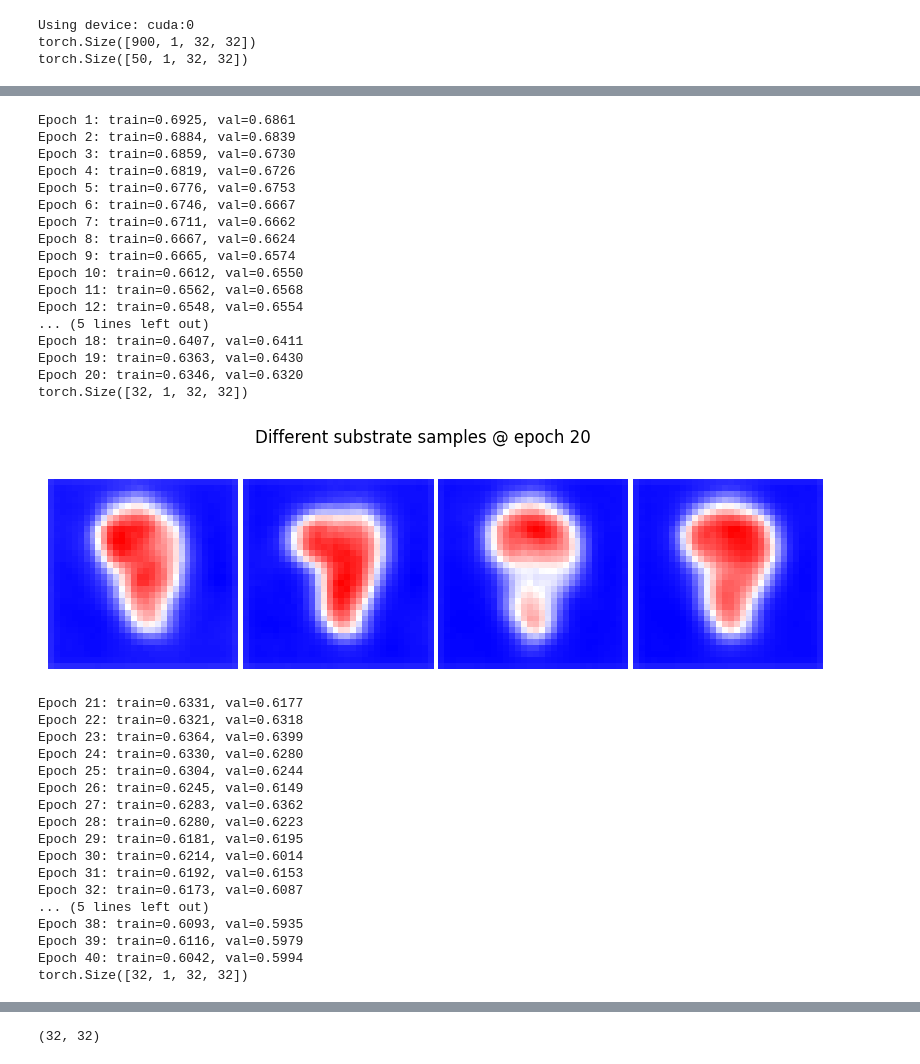
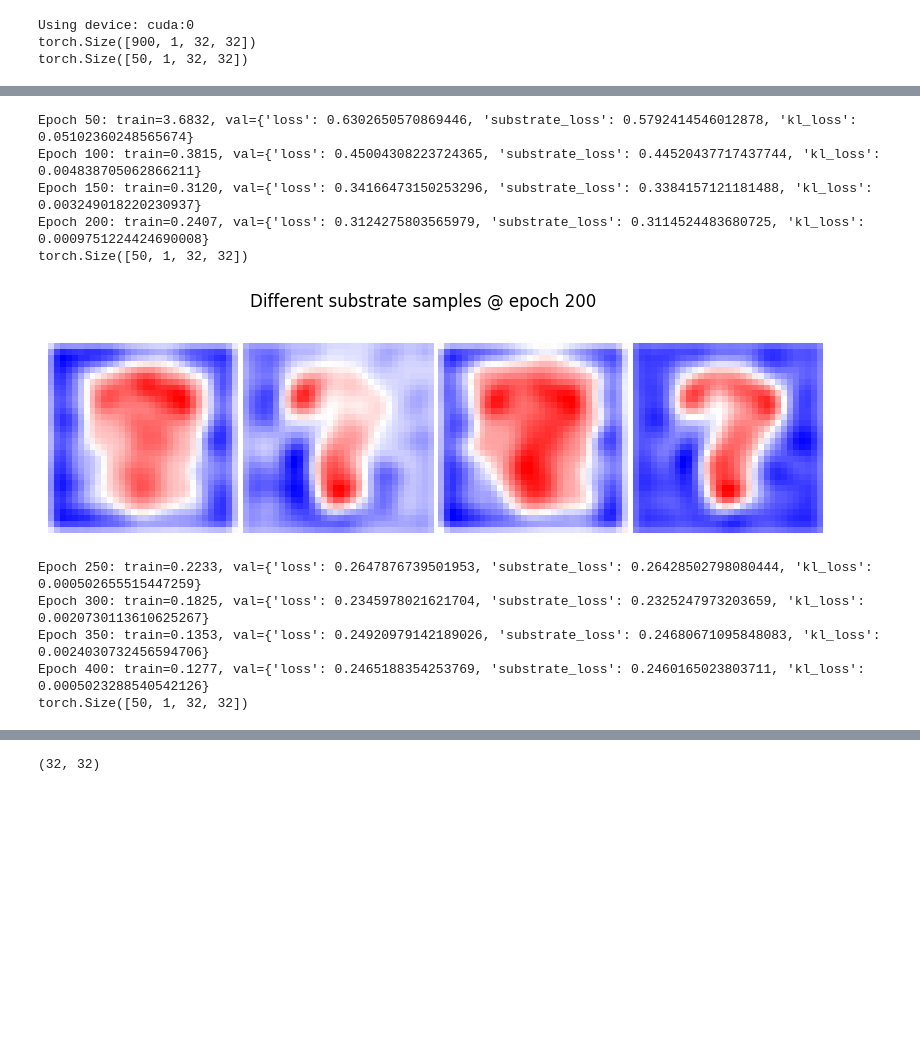
Before and after one commit to guilherme-pombo/vae_lesion_deficit, a Jupyter notebook: substrate_generative.ipynb, the cells around one changed output, grey strips where cells are left out. Cells and saved outputs as stored; diff of their text form; code cells hidden in the pictures; blank space fills up the shorter version.

Commit message:
proper KL and separate prior modelling]

```diff
--- a/substrate_generative.ipynb
+++ b/substrate_generative.ipynb
@@ -308,9 +445,9 @@ import torch.nn.functional as F
 device = torch.device("cuda" if torch.cuda.is_available() else "cpu")
 
 substrate_shape = (1, 32, 32)
-model = SpatialSubstrate(substrate_shape, latent_dim=32, kl_weight=1e-2).to(device)
+model = SpatialSubstrate(substrate_shape, latent_dim=32, kl_weight=1, conditional=True, conditional_dropout=0.5).to(device)
 
-    # Optimizer
+# Optimizer
 optimizer = torch.optim.AdamW(model.parameters(), lr=1e-4, weight_decay=1e-4)
 
 scheduler = CosineAnnealingLR(optimizer, T_max=3000, eta_min=1e-6)
@@ -350,21 +487,23 @@ for epoch in range(EPOCHS):
     # VALIDATION
     # -------------------------
     model.eval()
-    val_losses = []
+    val_losses = {k: [] for k in ret if 'loss' in k}
     with torch.no_grad():
         for x, y in val_loader:
             ret = model(x, y)
-            val_losses.append(ret['loss'].item())
+            for k in val_losses:
+                val_losses[k].append(ret[k].item())
 
-    val_loss = np.mean(val_losses)
-    validation_losses.append(val_loss)
+    val_loss = np.mean(val_losses['loss'])
+    val_losses = {k : np.mean(val_losses[k]) for k in val_losses}
+    validation_losses.append(val_losses['loss'])
     scheduler.step()
 
     # -------------------------
     # LOGGING (every epoch)
     # -------------------------
-    if epoch % 1 == 0:
-        print(f"Epoch {epoch}: train={training_losses[-1]:.4f}, val={val_loss:.4f}")
+    if epoch % 50 == 0:
+        print(f"Epoch {epoch}: train={training_losses[-1]:.4f}, val={val_losses}")
 
     # -------------------------
     # SAVE BEST MODEL
@@ -372,20 +511,25 @@ for epoch in range(EPOCHS):
     if val_loss < best_loss:
         best_loss = val_loss
         best_epoch = epoch
-        torch.save(model.state_dict(), "diffusion_substrate_best.pth")
+        torch.save(model, "spatial_substrate.pth")
         # Also save EMA model
         # torch.save(ema_model.state_dict(), "diffusion_substrate_best_ema.pth")
 
     # -------------------------
     # VISUALIZATION (every 20 epochs, matching your style)
     # -------------------------
-    if epoch % 20 == 0:
+    if epoch % 200 == 0:
         model.eval()
         with torch.no_grad():
-            # Use EMA model for better quality samples
-            samples = sample_substrates(model, n_samples=32)
+            # Get a batch from validation for conditional sampling
+            if model.conditional:
+                x_sample, _ = next(iter(val_loader))
+                samples = model.sample_substrates(n_samples=x_sample.shape[0], x=x_sample)
+            else:
+                samples = model.sample_substrates(n_samples=32)
+
             print(samples.shape)
-            samples = samples[:, 0, :, :].cpu().numpy()  # [4, H, W]
+            samples = samples[:, 0, :, :].cpu().numpy()  # [32, H, W]
 
         # Create visualization matching your style exactly
         fig = plt.figure(figsize=(10, 3))
@@ -413,35 +557,11 @@ torch.Size([32, 1, 32, 32])
-Epoch 1: train=0.6925, val=0.6861
-Epoch 2: train=0.6884, val=0.6839
-Epoch 3: train=0.6859, val=0.6730
-Epoch 4: train=0.6819, val=0.6726
-Epoch 5: train=0.6776, val=0.6753
-Epoch 6: train=0.6746, val=0.6667
-Epoch 7: train=0.6711, val=0.6662
-Epoch 8: train=0.6667, val=0.6624
-Epoch 9: train=0.6665, val=0.6574
-Epoch 10: train=0.6612, val=0.6550
-Epoch 11: train=0.6562, val=0.6568
-Epoch 12: train=0.6548, val=0.6554
-... (5 lines left out)
-Epoch 18: train=0.6407, val=0.6411
-Epoch 19: train=0.6363, val=0.6430
-Epoch 20: train=0.6346, val=0.6320
-torch.Size([32, 1, 32, 32])
+Epoch 50: train=3.6832, val={'loss': 0.6302650570869446, 'substrate_loss': 0.5792414546012878, 'kl_loss': 0.05102360248565674}
+Epoch 100: train=0.3815, val={'loss': 0.45004308223724365, 'substrate_loss': 0.44520437717437744, 'kl_loss': 0.004838705062866211}
+Epoch 150: train=0.3120, val={'loss': 0.34166473150253296, 'substrate_loss': 0.3384157121181488, 'kl_loss': 0.003249018220230937}
+Epoch 200: train=0.2407, val={'loss': 0.3124275803565979, 'substrate_loss': 0.3114524483680725, 'kl_loss': 0.0009751224424690008}
+torch.Size([50, 1, 32, 32])
-[figure, old version]
+[figure, new version]
-Epoch 21: train=0.6331, val=0.6177
-Epoch 22: train=0.6321, val=0.6318
-Epoch 23: train=0.6364, val=0.6399
-Epoch 24: train=0.6330, val=0.6280
-Epoch 25: train=0.6304, val=0.6244
-Epoch 26: train=0.6245, val=0.6149
-Epoch 27: train=0.6283, val=0.6362
-Epoch 28: train=0.6280, val=0.6223
-Epoch 29: train=0.6181, val=0.6195
-Epoch 30: train=0.6214, val=0.6014
-Epoch 31: train=0.6192, val=0.6153
-Epoch 32: train=0.6173, val=0.6087
-... (5 lines left out)
-Epoch 38: train=0.6093, val=0.5935
-Epoch 39: train=0.6116, val=0.5979
-Epoch 40: train=0.6042, val=0.5994
-torch.Size([32, 1, 32, 32])
+Epoch 250: train=0.2233, val={'loss': 0.2647876739501953, 'substrate_loss': 0.26428502798080444, 'kl_loss': 0.000502655515447259}
+Epoch 300: train=0.1825, val={'loss': 0.2345978021621704, 'substrate_loss': 0.2325247973203659, 'kl_loss': 0.0020730113610625267}
+Epoch 350: train=0.1353, val={'loss': 0.24920979142189026, 'substrate_loss': 0.24680671095848083, 'kl_loss': 0.0024030732456594706}
+Epoch 400: train=0.1277, val={'loss': 0.2465188354253769, 'substrate_loss': 0.2460165023803711, 'kl_loss': 0.0005023288540542126}
+torch.Size([50, 1, 32, 32])
```
Also changed, not shown: parts of 16 cells of this notebook.
